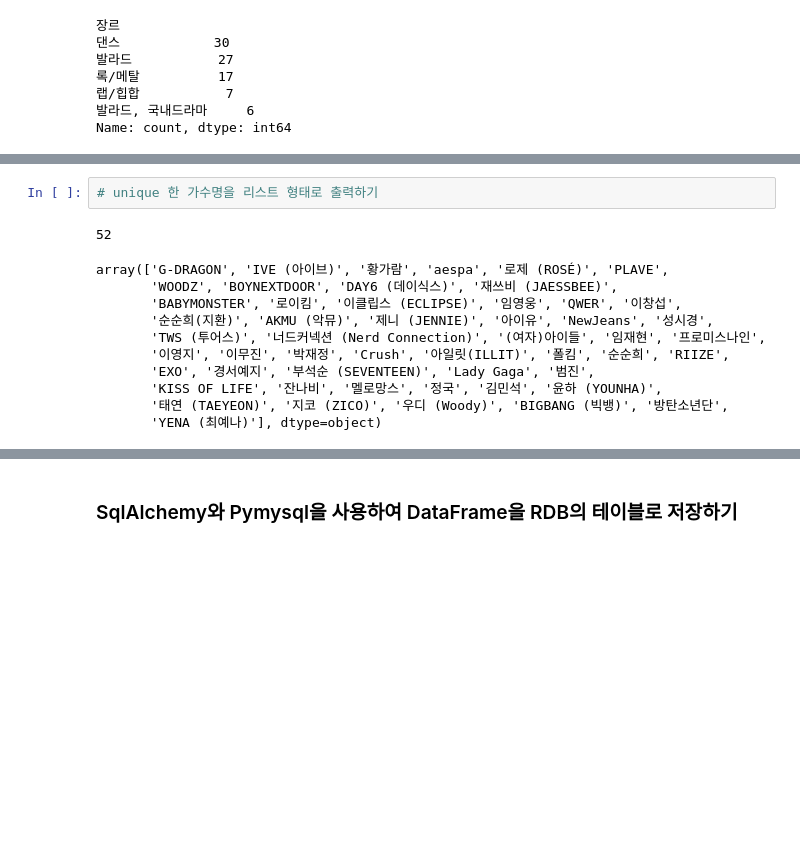
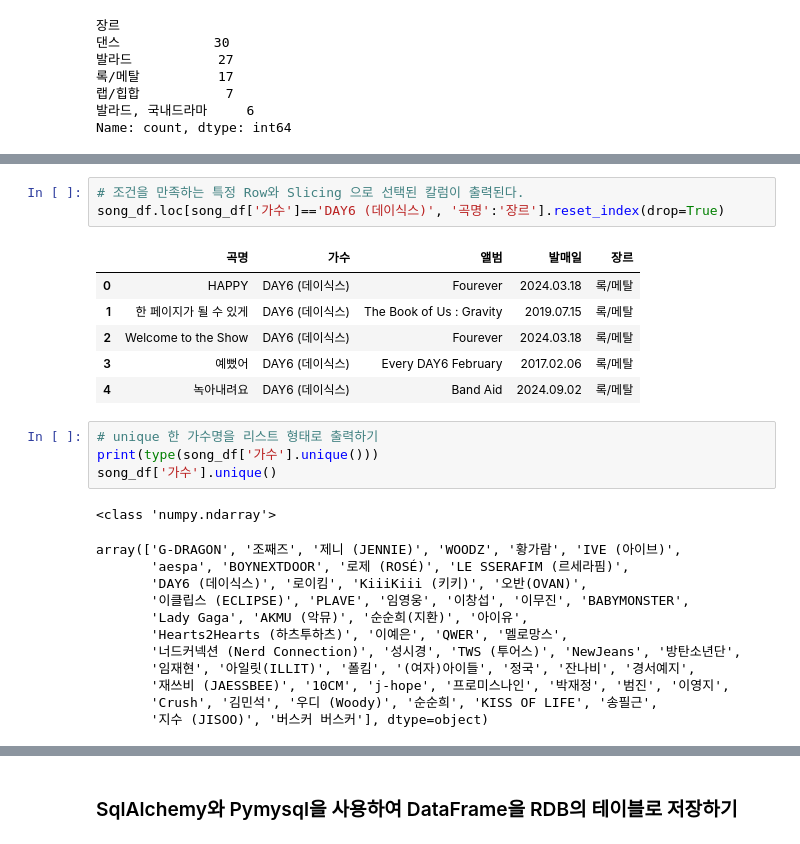
Before and after one commit to lemongza/Webscraping, a Jupyter notebook: 04.Melon100차트_데이터파싱_DB저장.ipynb, the cells around one changed output, grey strips where cells are left out. Cells and saved outputs as stored; diff of their text form; blank space fills up the shorter version.

```diff
--- a/04.Melon100차트_데이터파싱_DB저장.ipynb
+++ b/04.Melon100차트_데이터파싱_DB저장.ipynb
@@ -245,14 +244,27 @@ song_df[song_df['가수'] == '이무진']
+# %%
+# 조건을 만족하는 특정 Row와 Slicing 으로 선택된 칼럼이 출력된다.
+song_df.loc[song_df['가수']=='DAY6 (데이식스)', '곡명':'장르'].reset_index(drop=True)
+# %% [output]
+|  | 곡명 | 가수 | 앨범 | 발매일 | 장르 |
+| 0 | HAPPY | DAY6 (데이식스) | Fourever | 2024.03.18 | 록/메탈 |
+| 1 | 한 페이지가 될 수 있게 | DAY6 (데이식스) | The Book of Us : Gravity | 2019.07.15 | 록/메탈 |
+| 2 | Welcome to the Show | DAY6 (데이식스) | Fourever | 2024.03.18 | 록/메탈 |
+| 3 | 예뻤어 | DAY6 (데이식스) | Every DAY6 February | 2017.02.06 | 록/메탈 |
+| 4 | 녹아내려요 | DAY6 (데이식스) | Band Aid | 2024.09.02 | 록/메탈 |
 # %%
 # unique 한 가수명을 리스트 형태로 출력하기
+print(type(song_df['가수'].unique()))
+song_df['가수'].unique()
 # %% [output]
-52
+<class 'numpy.ndarray'>
-array(['G-DRAGON', 'IVE (아이브)', '황가람', 'aespa', '로제 (ROSÉ)', 'PLAVE',
-       'WOODZ', 'BOYNEXTDOOR', 'DAY6 (데이식스)', '재쓰비 (JAESSBEE)',
-       'BABYMONSTER', '로이킴', '이클립스 (ECLIPSE)', '임영웅', 'QWER', '이창섭',
-       '순순희(지환)', 'AKMU (악뮤)', '제니 (JENNIE)', '아이유', 'NewJeans', '성시경',
-       'TWS (투어스)', '너드커넥션 (Nerd Connection)', '(여자)아이들', '임재현', '프로미스나인',
-       '이영지', '이무진', '박재정', 'Crush', '아일릿(ILLIT)', '폴킴', '순순희', 'RIIZE',
-       'EXO', '경서예지', '부석순 (SEVENTEEN)', 'Lady Gaga', '범진',
-       'KISS OF LIFE', '잔나비', '멜로망스', '정국', '김민석', '윤하 (YOUNHA)',
-       '태연 (TAEYEON)', '지코 (ZICO)', '우디 (Woody)', 'BIGBANG (빅뱅)', '방탄소년단',
-       'YENA (최예나)'], dtype=object)
+array(['G-DRAGON', '조째즈', '제니 (JENNIE)', 'WOODZ', '황가람', 'IVE (아이브)',
+       'aespa', 'BOYNEXTDOOR', '로제 (ROSÉ)', 'LE SSERAFIM (르세라핌)',
+       'DAY6 (데이식스)', '로이킴', 'KiiiKiii (키키)', '오반(OVAN)',
+       '이클립스 (ECLIPSE)', 'PLAVE', '임영웅', '이창섭', '이무진', 'BABYMONSTER',
+       'Lady Gaga', 'AKMU (악뮤)', '순순희(지환)', '아이유',
+       'Hearts2Hearts (하츠투하츠)', '이예은', 'QWER', '멜로망스',
+       '너드커넥션 (Nerd Connection)', '성시경', 'TWS (투어스)', 'NewJeans', '방탄소년단',
+       '임재현', '아일릿(ILLIT)', '폴킴', '(여자)아이들', '정국', '잔나비', '경서예지',
+       '재쓰비 (JAESSBEE)', '10CM', 'j-hope', '프로미스나인', '박재정', '범진', '이영지',
+       'Crush', '김민석', '우디 (Woody)', '순순희', 'KISS OF LIFE', '송필근',
+       '지수 (JISOO)', '버스커 버스커'], dtype=object)
```
Also changed, not shown: parts of 7 cells of this notebook.
